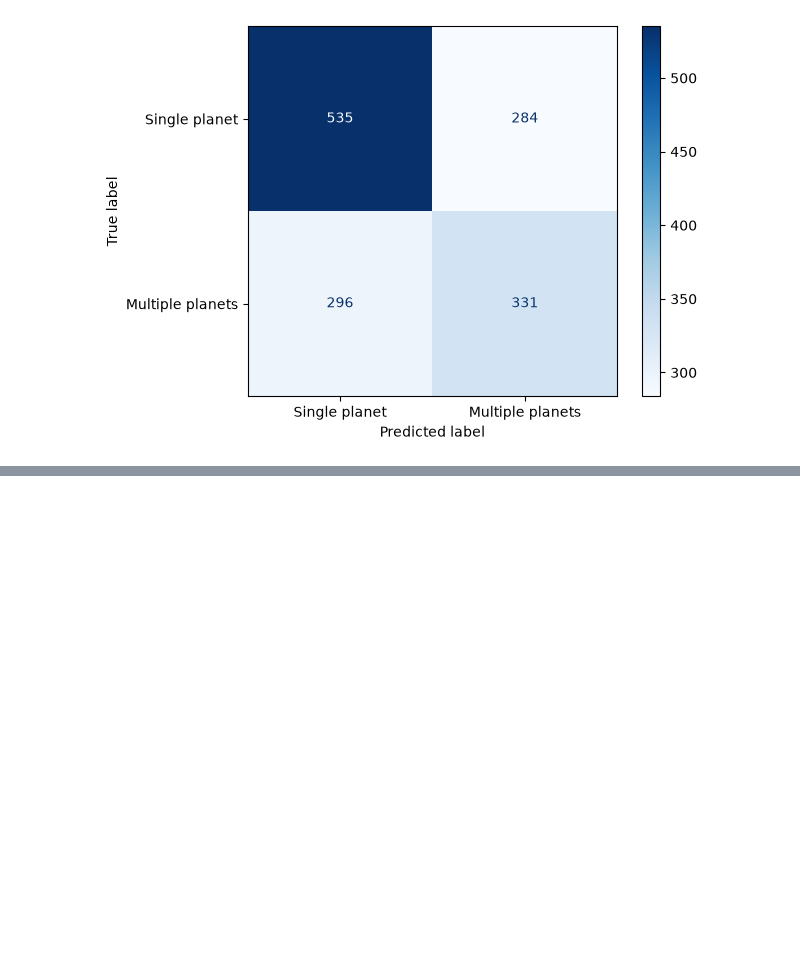
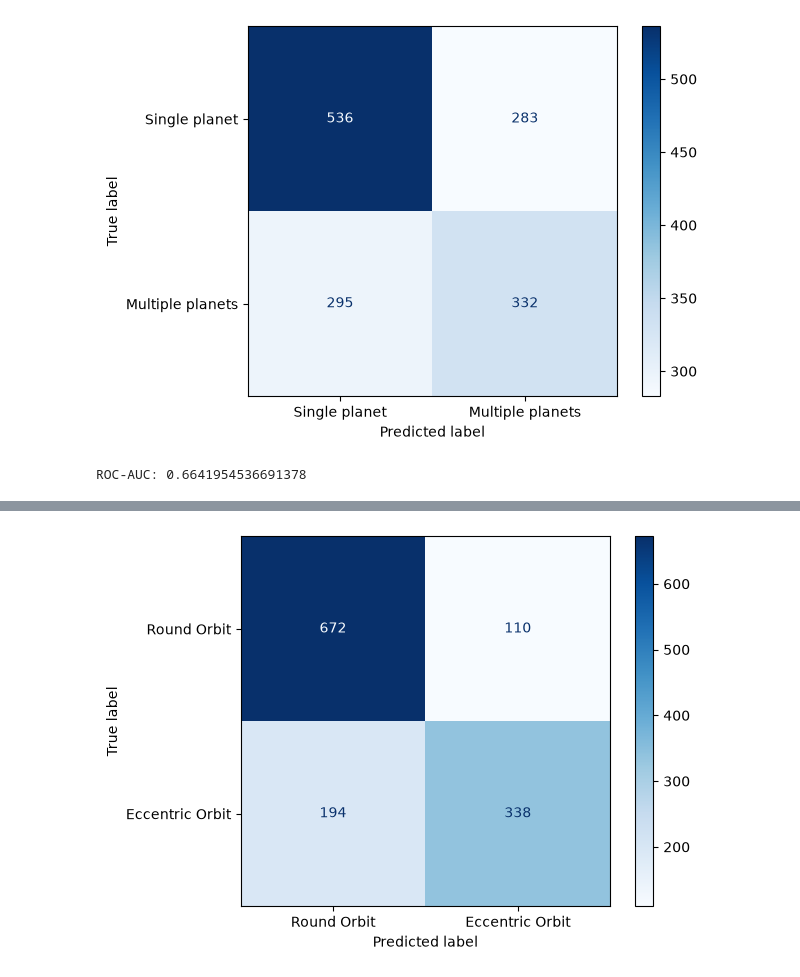
Before and after one commit to C00299231/DataScProject, a Jupyter notebook: logistics.ipynb, the cells around one changed output, grey strips where cells are left out. Drawn from its saved outputs; the diff is of its cells as text; code cells hidden in the pictures; blank space fills up the shorter version.

Commit message:
added more logistics

```diff
--- a/logistics.ipynb
+++ b/logistics.ipynb
@@ -76,24 +76,10 @@ from sklearn.metrics import classification_report
 d = df[["sys_num_planet", "pl_temp", "pl_mass_e",
         "pl_orb_period", "pl_radius_e"]].dropna()
 
-X = d[["pl_temp", "pl_mass_e", "pl_orb_period", "pl_radius_e"]]
+X = d[["pl_temp", "pl_orb_period", "pl_radius_e"]]
 
 y = (d["sys_num_planet"] > 1).astype(int)
 
-X_train, X_test, y_train, y_test = train_test_split(
-    X, y, test_size=0.25, random_state=29, stratify=y
-)
-
-scaler = StandardScaler()
-
-X_train = scaler.fit_transform(X_train)
-X_test = scaler.transform(X_test)
-
-model = LogisticRegression(max_iter=1000)
-model.fit(X_train, y_train)
-
-y_pred = model.predict(X_test)
-
-print("Accuracy:", accuracy_score(y_test, y_pred))
-print(classification_report(y_test, y_pred))
+print(y.value_counts())
+print(y.value_counts(normalize=True) * 100)
 # %% [output]
@@ -129,3 +141,62 @@ sys_num_planet
 Name: count, dtype: int64
 [0 0 1 ... 1 1 0]
 [figure]
+# %%
+y_prob = model.predict_proba(X_test)[:, 1]
+
+auc = roc_auc_score(y_test, y_prob)
+
+print("ROC-AUC:", auc)
+# %% [output]
+ROC-AUC: 0.6641954536691378
+# %%
+d = df[[
+    "pl_orb_eccen",
+    "pl_temp",
+    "pl_mass_e",
+    "pl_orb_period",
+    "pl_radius_e"
+]].dropna()
+
+y = (d["pl_orb_eccen"] > 0).astype(int)
+
+X = d[[
+    "pl_temp",
+    "pl_mass_e",
+    "pl_orb_period",
+    "pl_radius_e"
+]]
+
+def doClassification(X, y):
+    X_train, X_test, y_train, y_test = train_test_split(
+        X, y, test_size=0.25, random_state=29, stratify=y
+    )
+
+    scaler = StandardScaler()
+
+    X_train = scaler.fit_transform(X_train)
+    X_test = scaler.transform(X_test)
+
+    model = LogisticRegression(max_iter=1000)
+    model.fit(X_train, y_train)
+
+    y_pred = model.predict(X_test)
+
+    print("Accuracy:", accuracy_score(y_test, y_pred))
+    print(classification_report(y_test, y_pred))
+
+    cm = confusion_matrix(y_test, y_pred)
+
+    display = ConfusionMatrixDisplay(
+        confusion_matrix=cm,
+        display_labels=["Round Orbit", "Eccentric Orbit"]
+    )
+
+    print(y_test.value_counts())
+    print(y_pred)
+
+    display.plot(cmap="Blues")
+    plt.show()
+
+doClassification(X, y)
+# %% [output]
@@ -131,0 +218 @@ Name: count, dtype: int64
+[figure, added]
```
Also changed, not shown: parts of 4 cells of this notebook, 2 other files.
